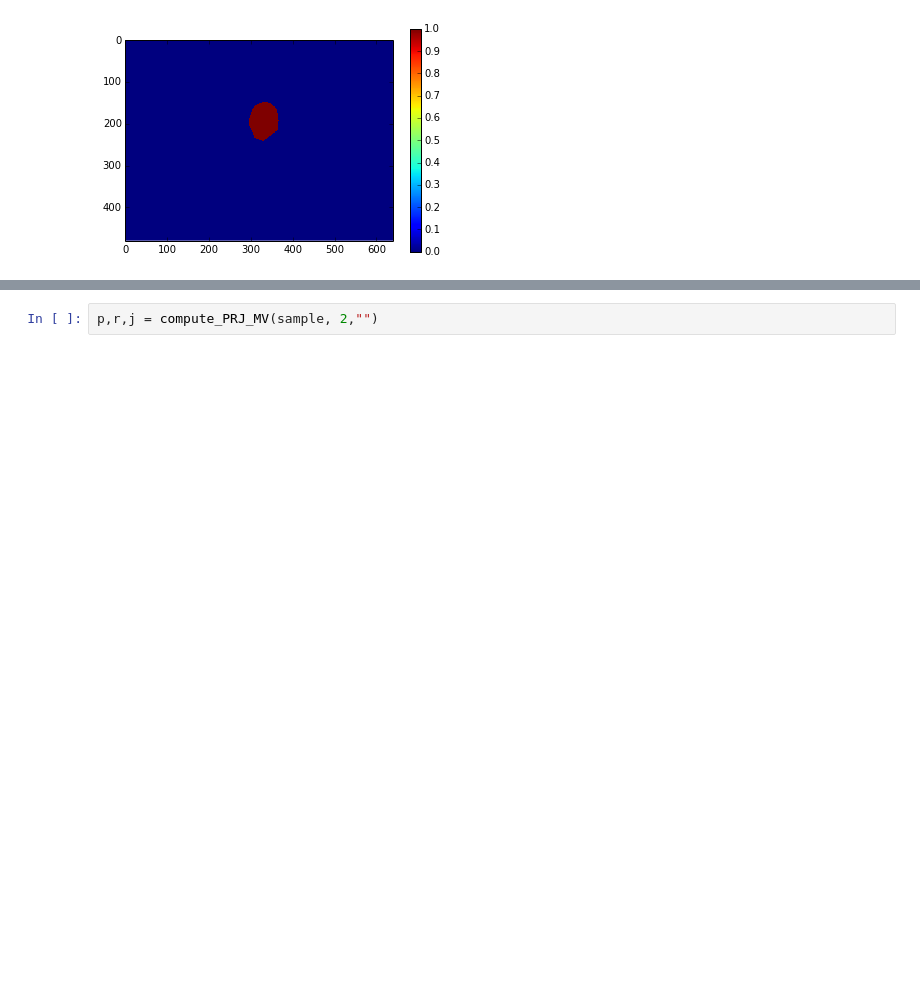
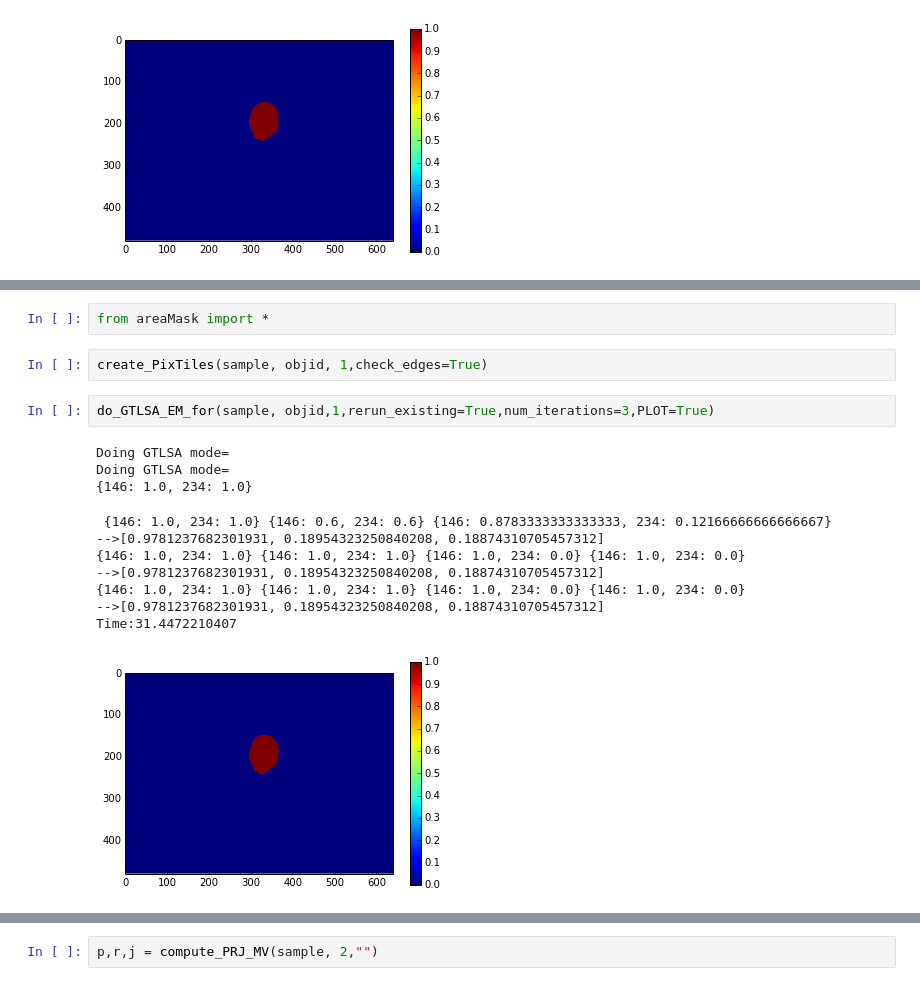
Before and after one commit to cognoscentai/segmentation, a Jupyter notebook: ipynb/Final Pipeline.ipynb, the cells around one changed output, grey strips where cells are left out. Drawn from its saved outputs; the diff is of its cells as text; blank space fills up the shorter version.

```diff
--- a/ipynb/Final Pipeline.ipynb
+++ b/ipynb/Final Pipeline.ipynb
@@ -195,0 +111,18 @@ Doing EM
+# %%
+from areaMask import *
+# %%
+create_PixTiles(sample, objid, 1,check_edges=True)
+# %%
+do_GTLSA_EM_for(sample, objid,1,rerun_existing=True,num_iterations=3,PLOT=True)
+# %% [output]
+Doing GTLSA mode=
+Doing GTLSA mode=
+{146: 1.0, 234: 1.0}
+ {146: 1.0, 234: 1.0} {146: 0.6, 234: 0.6} {146: 0.8783333333333333, 234: 0.12166666666666667}
+-->[0.9781237682301931, 0.18954323250840208, 0.18874310705457312]
+{146: 1.0, 234: 1.0} {146: 1.0, 234: 1.0} {146: 1.0, 234: 0.0} {146: 1.0, 234: 0.0}
+-->[0.9781237682301931, 0.18954323250840208, 0.18874310705457312]
+{146: 1.0, 234: 1.0} {146: 1.0, 234: 1.0} {146: 1.0, 234: 0.0} {146: 1.0, 234: 0.0}
+-->[0.9781237682301931, 0.18954323250840208, 0.18874310705457312]
+Time:31.4472210407
+[figure, added]
```
Also changed, not shown: parts of 23 cells of this notebook, 1 other file.
